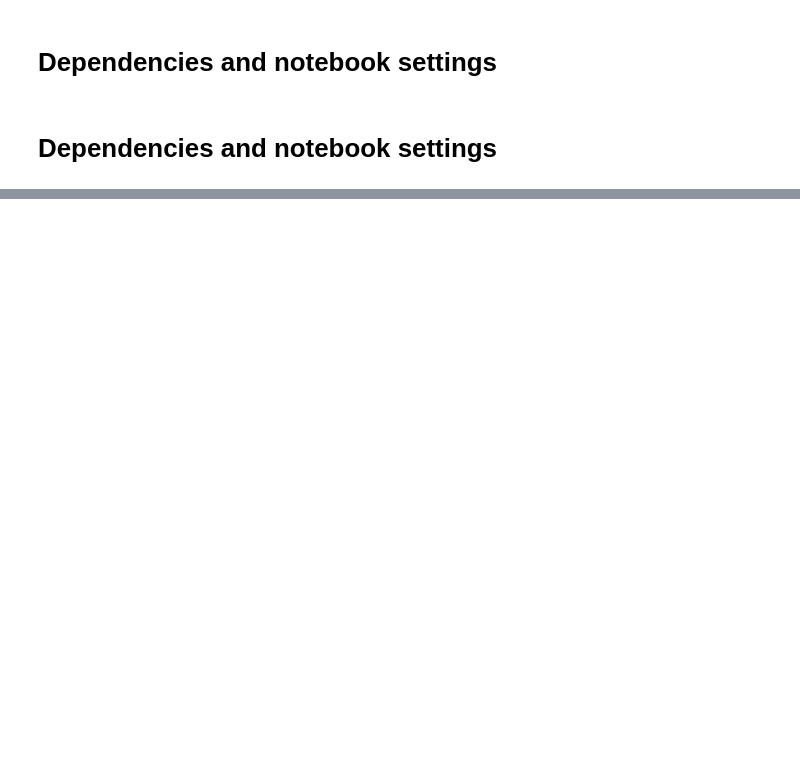
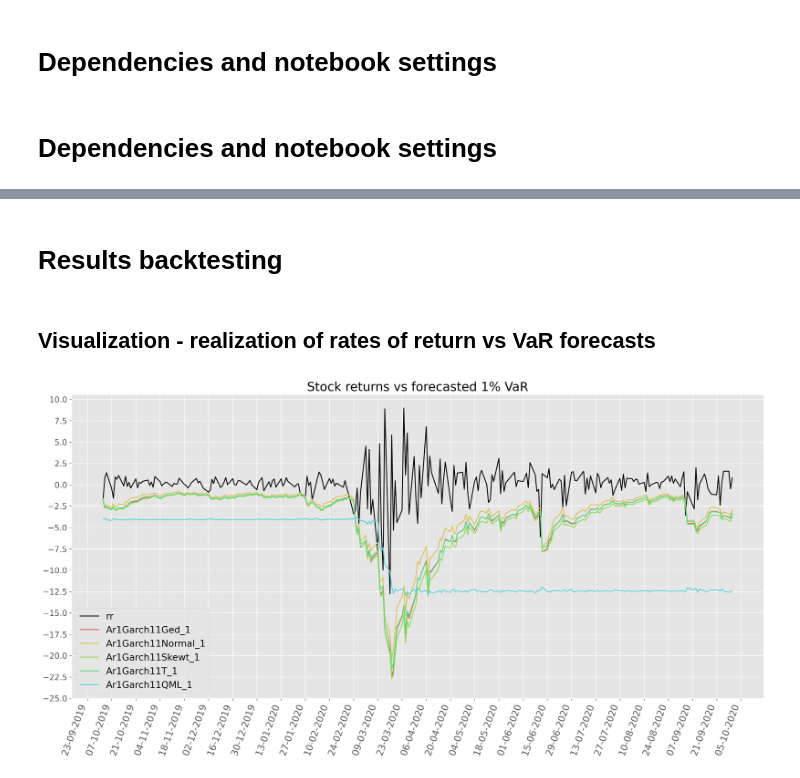
Before and after one commit to michaelwozniak/ML2_project, a Jupyter notebook: experiments/3_econometric_models.ipynb, the cells around one changed output, grey strips where cells are left out. Cells and saved outputs as stored; diff of their text form; code cells hidden in the pictures; blank space fills up the shorter version.

```diff
--- a/experiments/3_econometric_models.ipynb
+++ b/experiments/3_econometric_models.ipynb
@@ -25,8 +25,7 @@ df = pd.read_csv(
     parse_dates=["Date"],
     names=["Date", "Open", "High", "Low", "Close", "Volume"],
     header=0,
-    index_col="Date",
-)
+    index_col="Date")
 df = df[df.index < "2020-10-01"]
 df["rr"] = (np.log(df.Close) - np.log(df.Close.shift(1))) * 100
 df = df.tail(252 * 4)
@@ -37,0 +186,16 @@ hs_25 = list()
+# %%
+results_dict = {
+    "rr":df.tail(252).rr.values,
+    "Ar1Garch11Ged_1": Ar1Garch11Ged_1,
+    "Ar1Garch11Ged_25": Ar1Garch11Ged_25,
+    "Ar1Garch11Normal_1": Ar1Garch11Normal_1,
+    "Ar1Garch11Normal_25": Ar1Garch11Normal_25,
+    "Ar1Garch11Skewt_1": Ar1Garch11Skewt_1,
+    "Ar1Garch11Skewt_25": Ar1Garch11Skewt_25,
+    "Ar1Garch11T_1": Ar1Garch11T_1,
+    "Ar1Garch11T_25": Ar1Garch11T_25,
+    "Ar1Garch11QML_1": Ar1Garch11QML_1,
+    "Ar1Garch11QML_25": Ar1Garch11QML_25,
+}
+
+results = pd.DataFrame(results_dict, index = df.tail(252).index)
@@ -37,0 +222,2 @@ hs_25 = list()
+# %% [markdown]
+# Results backtesting
@@ -37,0 +228,21 @@ hs_25 = list()
+# %% [markdown]
+## Visualization -  realization of rates of return vs VaR forecasts
+# %%
+viz1_df = results.loc[:,(results.columns.str.endswith(("1","rr")))]
+
+mpl.rcParams["figure.dpi"] = 250
+plt.rcParams["figure.figsize"] = (20, 10)
+cols = list(sns.color_palette("hls", 8))
+cols.insert(0,(0,0,0))
+ax = viz1_df.plot(color = cols)
+ax.xaxis.set_major_locator(mdates.WeekdayLocator(byweekday=mdates.MO, interval=2))
+ax.xaxis.set_major_formatter(mdates.DateFormatter('%d-%m-%Y'))
+plt.gcf().autofmt_xdate()
+plt.title("Stock returns vs forecasted 1% VaR", fontsize=20)
+plt.xlabel("")
+plt.legend(fontsize=15)
+plt.xticks(rotation=70, fontsize=15)
+plt.yticks(np.arange(-25,12.5, 2.5),fontsize=13)
+plt.show()
+# %% [output]
+[figure, added]
```
Also changed, not shown: parts of 29 cells of this notebook, 1 other file.
